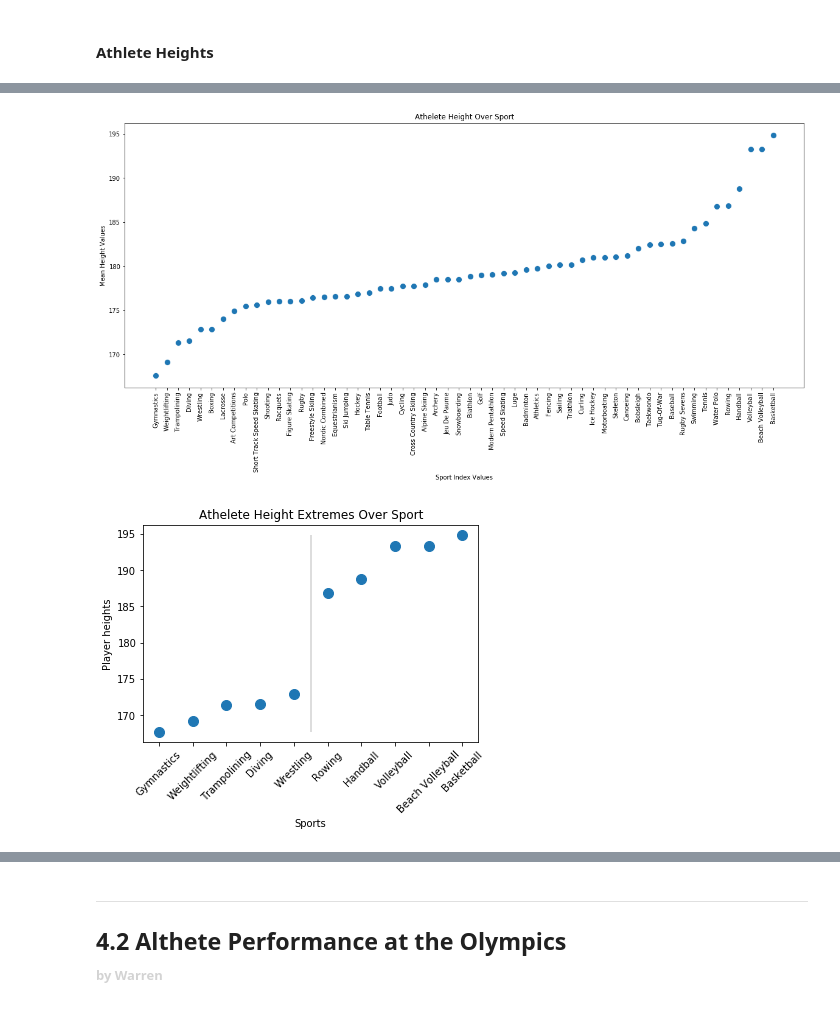
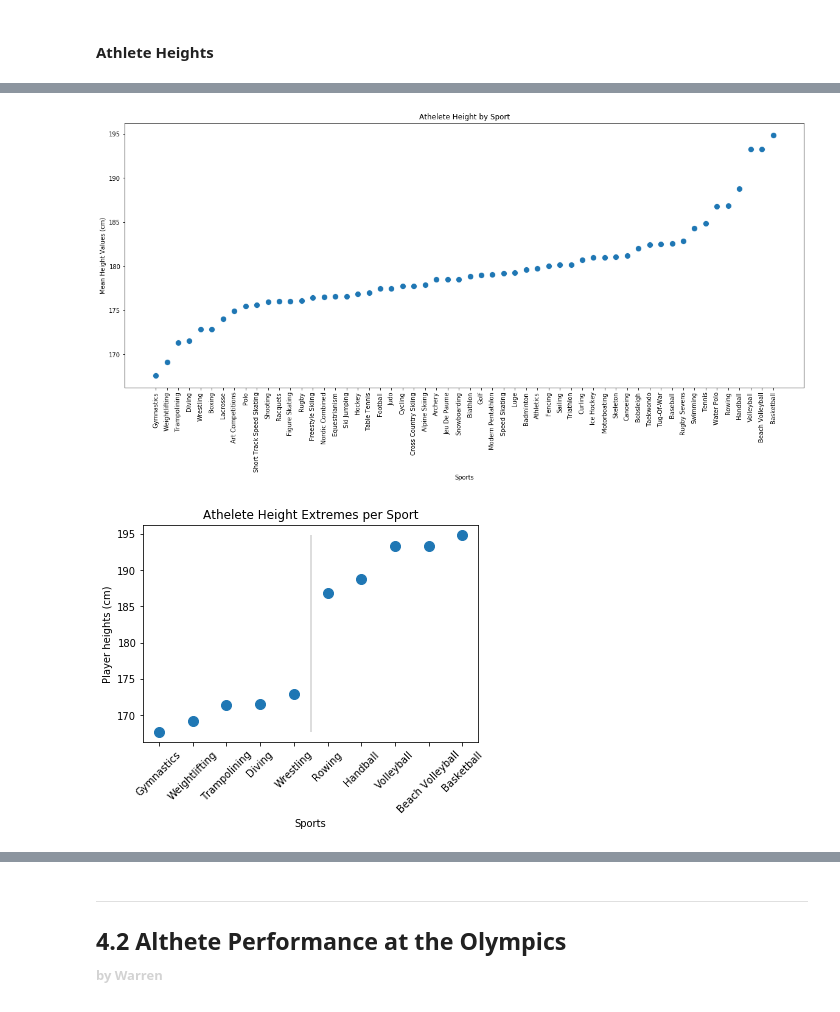
Before and after one commit to shashanksheth/project-dividebyzero, a Jupyter notebook: Master Jupyter.ipynb, the cells around one changed output, grey strips where cells are left out. Cells and saved outputs as stored; diff of their text form; code cells hidden in the pictures.

```diff
--- a/Master Jupyter.ipynb
+++ b/Master Jupyter.ipynb
@@ -1478,28 +1557,28 @@ sns.scatterplot(data = plot_data_dict, x = 'x' , y = 'y', s=100)
 #set the x-ticks to be the respective sports
 plt.xticks(np.arange(0,56),plot_data_dict['group'], rotation=90)
 #set title for the fig
-plt.title('Athelete Height Over Sport')
+plt.title('Athelete Height by Sport')
 # Set x-axis label
-plt.xlabel('Sport Index Values')
+plt.xlabel('Sports')
 # Set y-axis label
-plt.ylabel('Mean Height Values')
+plt.ylabel('Mean Height Values (cm)')
 plt.show()
 # %% [output]
-[figure, old version]
+[figure, new version]
 # %%
 sports_h_extremes = ["Gymnastics", "Weightlifting", "Trampolining", "Diving", "Wrestling", "Rowing", "Handball", "Volleyball", "Beach Volleyball", "Basketball"]
 height_extremes = [167.6444383959354, 169.1530612244898, 171.3684210526316, 171.55535224153707, 172.87068623562078, 186.88269794721407, 188.77837311251827, 193.26565995525726, 193.29090909090908, 194.87262357414448]
 
 # Plot the line for heaviest weights vs Sports
 plt.scatter(sports_h_extremes, height_extremes,s=100)
-plt.title("Athelete Height Extremes Over Sport")
+plt.title("Athelete Height Extremes per Sport")
 plt.xlabel("Sports")
-plt.ylabel("Player heights")
+plt.ylabel("Player heights (cm)")
 plt.vlines(4.5, height_extremes[0], height_extremes[9], color='lightgrey')
 plt.xticks(rotation=45)
 
 plt.savefig("pngs/11 - Athlete Height Extremes by Sport.png")
 
 plt.show()
 # %% [output]
-[figure, old version]
+[figure, new version]
```
Also changed, not shown: parts of 42 cells of this notebook, 8 other files.
